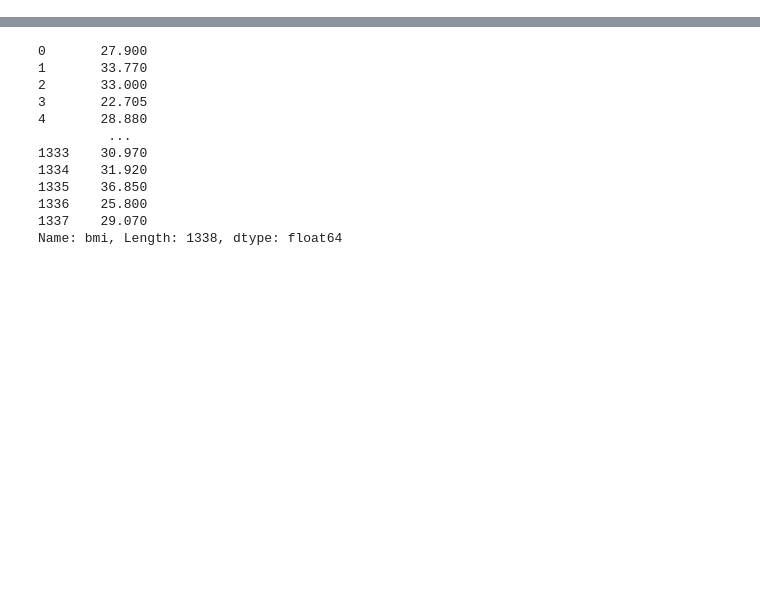
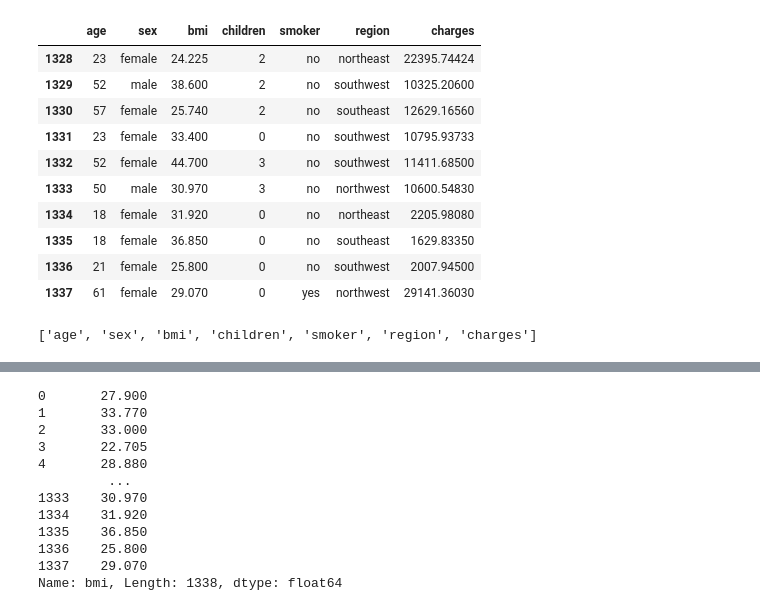
Before and after one commit to prabhleen-collab/ml-, a Jupyter notebook: ML_Lab_Ex_1b.ipynb, the cells around one changed output, grey strips where cells are left out. Drawn from its saved outputs; the diff is of its cells as text; code cells hidden in the pictures; blank space fills up the shorter version.

```diff
--- a/ML_Lab_Ex_1b.ipynb
+++ b/ML_Lab_Ex_1b.ipynb
@@ -65,0 +81,18 @@ print(calculate_missing_percentage(df, 'bmi'))
+# %%
+display(df.tail(10))
+# %% [output]
+|  | age | sex | bmi | children | smoker | region | charges |
+| 1328 | 23 | female | 24.225 | 2 | no | northeast | 22395.74424 |
+| 1329 | 52 | male | 38.600 | 2 | no | southwest | 10325.20600 |
+| 1330 | 57 | female | 25.740 | 2 | no | southeast | 12629.16560 |
+| 1331 | 23 | female | 33.400 | 0 | no | southwest | 10795.93733 |
+| 1332 | 52 | female | 44.700 | 3 | no | southwest | 11411.68500 |
+| 1333 | 50 | male | 30.970 | 3 | no | northwest | 10600.54830 |
+| 1334 | 18 | female | 31.920 | 0 | no | northeast | 2205.98080 |
+| 1335 | 18 | female | 36.850 | 0 | no | southeast | 1629.83350 |
+| 1336 | 21 | female | 25.800 | 0 | no | southwest | 2007.94500 |
+| 1337 | 61 | female | 29.070 | 0 | yes | northwest | 29141.36030 |
+# %%
+print(list(df.columns))
+# %% [output]
+['age', 'sex', 'bmi', 'children', 'smoker', 'region', 'charges']
```
Also changed, not shown: parts of 8 cells of this notebook.
